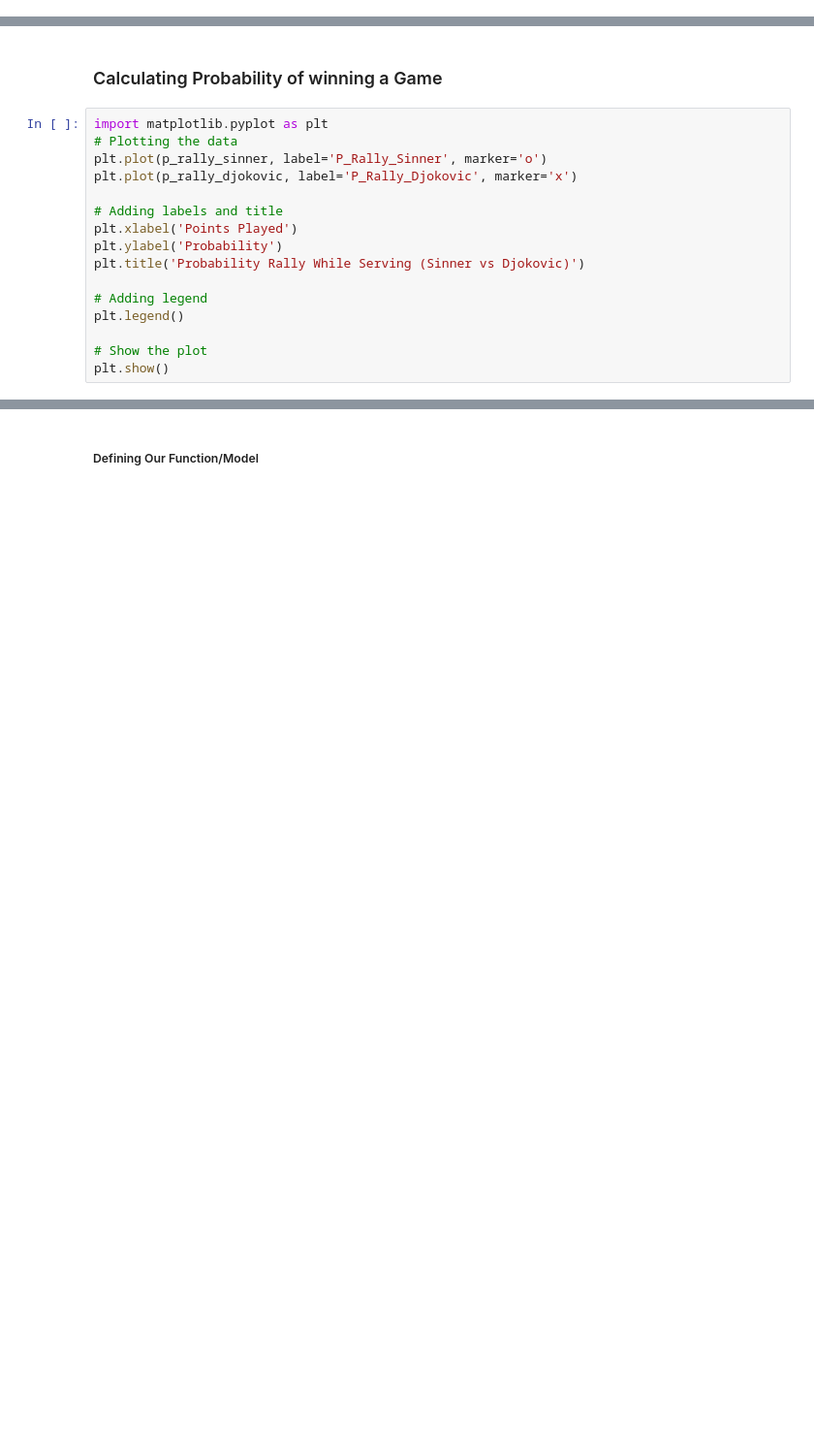
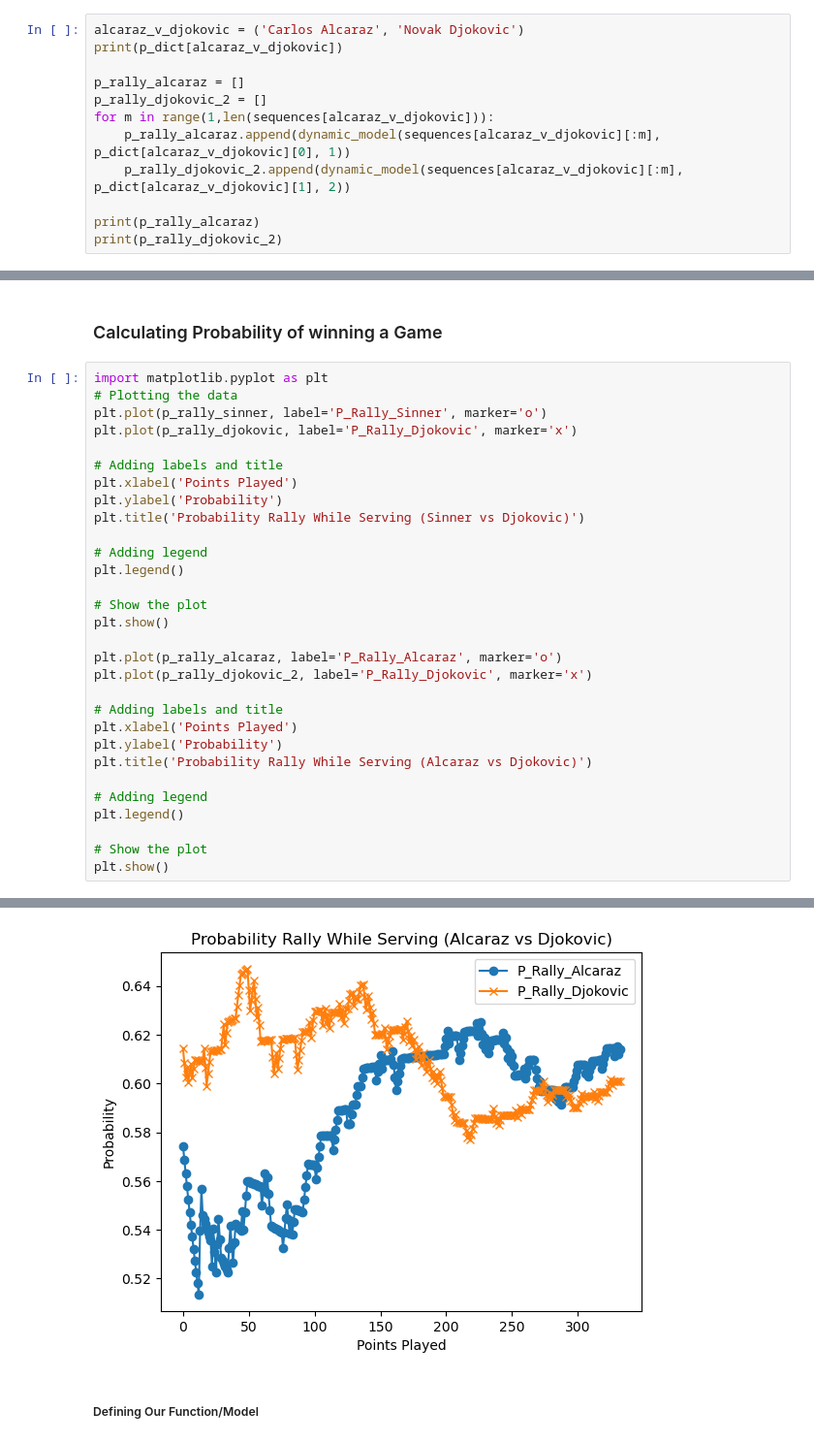
Before and after one commit to noahjillson/MCM-COMAP-Competition, a Jupyter notebook: dynamic_model.ipynb, the cells around one changed output, grey strips where cells are left out. Shown: that part at 97% size. Drawn from its saved outputs; the diff is of its cells as text; blank space fills up the shorter version.

```diff
--- a/dynamic_model.ipynb
+++ b/dynamic_model.ipynb
@@ -91,3 +91,15 @@ print(p_rally_djokovic)
 [0.5782509008, 0.6231509008]
 [0.5725256443564356, 0.5669126478431372, 0.561408641553398, 0.5560104815384616, 0.5507151436190476, 0.5455197177358491, 0.5404214026168224, 0.5354175007407407, 0.5305054135779816, 0.525682637090909, 0 ...
 [0.62688208, 0.6305400988235295, 0.6244183502912621, 0.6184143276923078, 0.6125246674285715, 0.6161800950943397, 0.6104214026168224, 0.6140286118518519, 0.6175696337614679, 0.6210462734545454, 0.62085 ...
+# %%
+alcaraz_v_djokovic = ('Carlos Alcaraz', 'Novak Djokovic')
+print(p_dict[alcaraz_v_djokovic])
+
+p_rally_alcaraz = []
+p_rally_djokovic_2 = []
+for m in range(1,len(sequences[alcaraz_v_djokovic])):
+    p_rally_alcaraz.append(dynamic_model(sequences[alcaraz_v_djokovic][:m], p_dict[alcaraz_v_djokovic][0], 1))
+    p_rally_djokovic_2.append(dynamic_model(sequences[alcaraz_v_djokovic][:m], p_dict[alcaraz_v_djokovic][1], 2))
+
+print(p_rally_alcaraz)
+print(p_rally_djokovic_2)
@@ -96,21 +122,36 @@ print(p_rally_djokovic)
 # %%
 import matplotlib.pyplot as plt
 # Plotting the data
 plt.plot(p_rally_sinner, label='P_Rally_Sinner', marker='o')
 plt.plot(p_rally_djokovic, label='P_Rally_Djokovic', marker='x')
 
 # Adding labels and title
 plt.xlabel('Points Played')
 plt.ylabel('Probability')
 plt.title('Probability Rally While Serving (Sinner vs Djokovic)')
 
 # Adding legend
 plt.legend()
 
 # Show the plot
 plt.show()
+
+plt.plot(p_rally_alcaraz, label='P_Rally_Alcaraz', marker='o')
+plt.plot(p_rally_djokovic_2, label='P_Rally_Djokovic', marker='x')
+
+# Adding labels and title
+plt.xlabel('Points Played')
+plt.ylabel('Probability')
+plt.title('Probability Rally While Serving (Alcaraz vs Djokovic)')
+
+# Adding legend
+plt.legend()
+
+# Show the plot
+plt.show()
 # %% [output]
 [figure]
+[figure, added]
 # %% [markdown]
 ##### Defining Our Function/Model
 # %%
```
Also changed, not shown: parts of 7 cells of this notebook.
